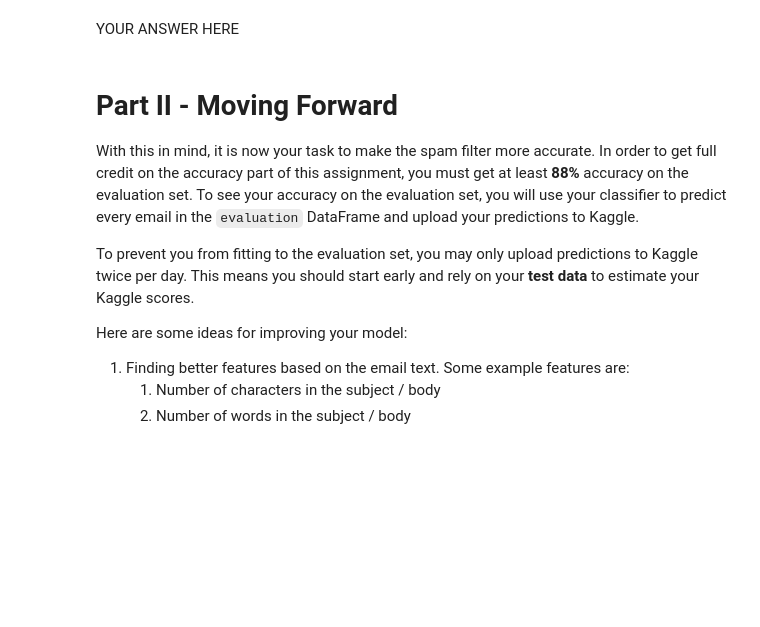
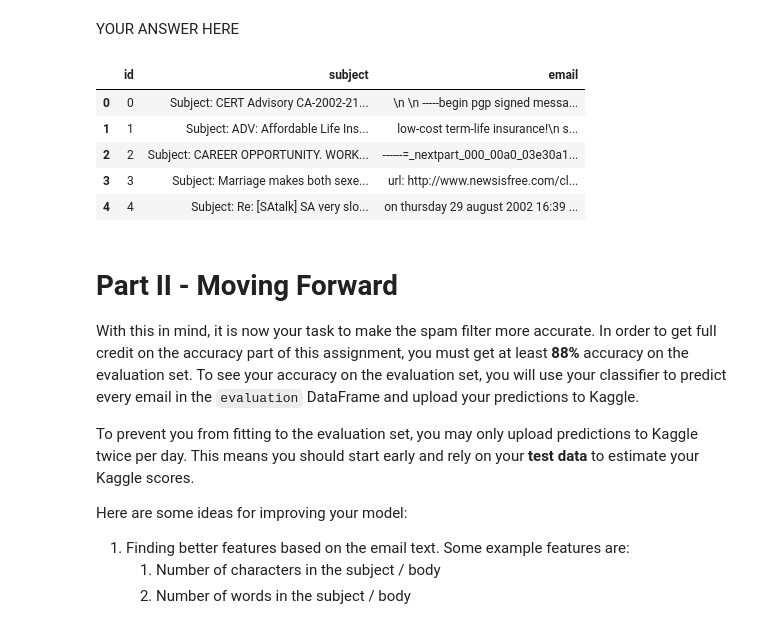
Before and after one commit to hacker0sean/DATA100, a Jupyter notebook: proj2/proj2.ipynb, the cells around one changed output. Cells and saved outputs as stored; diff of their text form; code cells hidden in the pictures; blank space fills up the shorter version.

```diff
--- a/proj2/proj2.ipynb
+++ b/proj2/proj2.ipynb
@@ -88,12 +88,3 @@ MD5 hash of file: a2e7abd8c7d9abf6e6fafc1d1f9ee6bf
 | 2 | 2 | Subject: It's just too small ... | <html>\n <head>\n </head>\n <body... | 1 |
 | 3 | 3 | Subject: liberal defnitions\n | depends on how much over spending... | 0 |
 | 4 | 4 | Subject: RE: [ILUG] Newbie seeks ... | hehe sorry but if you hit caps lo... | 0 |
-# %%
-original_training_data = pd.read_csv('data/train.csv')
-evaluation = pd.read_csv('data/eval.csv')
-
-# Convert the emails to lower case as a first step to processing the text
-original_training_data['email'] = original_training_data['email'].str.lower()
-evaluation['email'] = evaluation['email'].str.lower()
-
-original_training_data.head()
@@ -339,6 +316,15 @@ logistic_predictor_precision, logistic_predictor_recall, logistic_predictor_far
 # This is a cell with just a comment but don't delete me if you want to get credit.
 # %% [markdown]
 YOUR ANSWER HERE
+# %%
+evaluation.head()
+# %% [output]
+|  | id | subject | email |
+| 0 | 0 | Subject: CERT Advisory CA-2002-21... | \n \n -----begin pgp signed messa... |
+| 1 | 1 | Subject: ADV: Affordable Life Ins... | low-cost term-life insurance!\n s... |
+| 2 | 2 | Subject: CAREER OPPORTUNITY. WORK... | ------=_nextpart_000_00a0_03e30a1... |
+| 3 | 3 | Subject: Marriage makes both sexe... | url: http://www.newsisfree.com/cl... |
+| 4 | 4 | Subject: Re: [SAtalk] SA very slo... | on thursday 29 august 2002 16:39 ... |
 # %% [markdown]
 # Part II - Moving Forward
 
```
Also changed, not shown: parts of 12 cells of this notebook, 2 other files.
